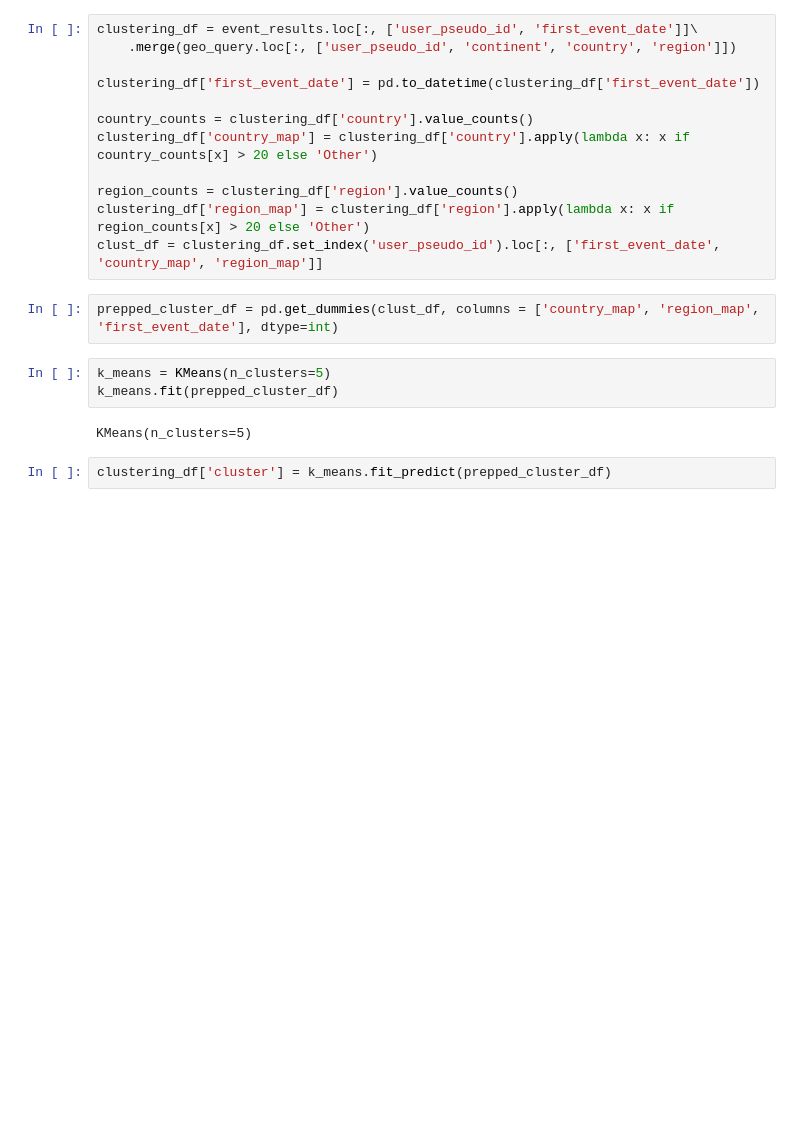
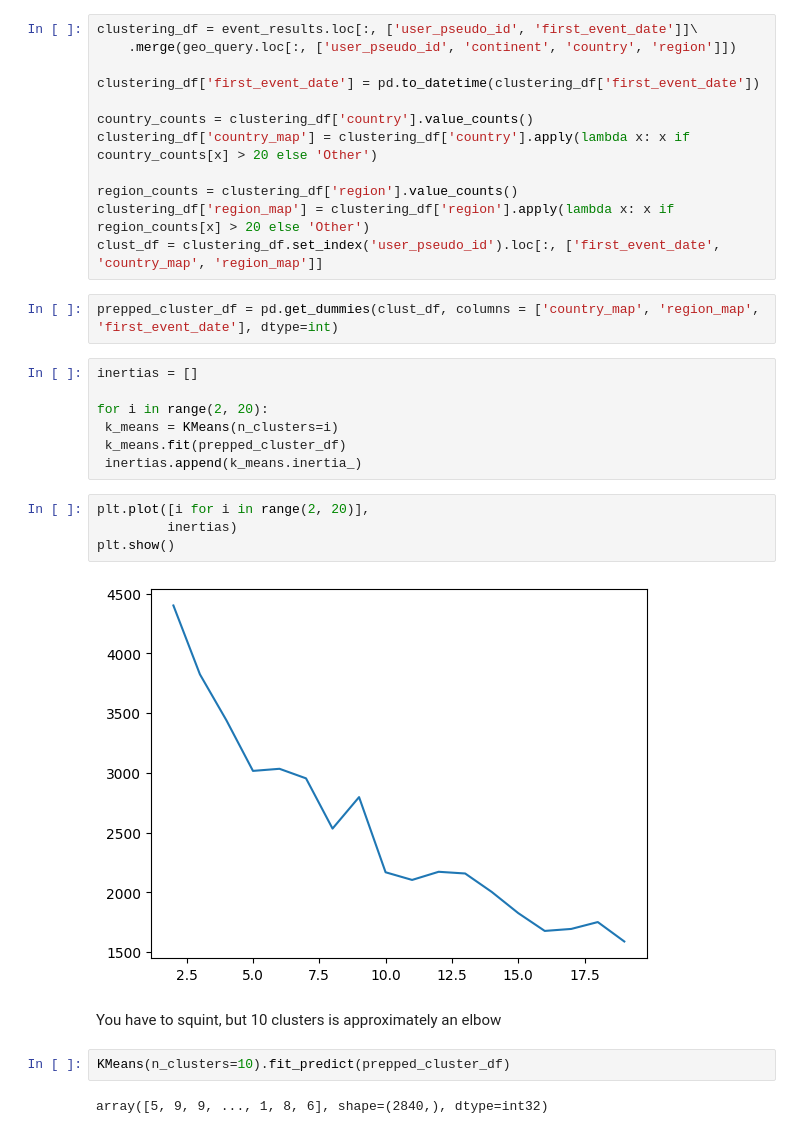
Before and after one commit to SJBales/ecommerce-funnel-analysis, a Jupyter notebook: notebooks/workshop.ipynb, the cells around one changed output. Saved outputs shown, nothing was run; the diff lists cells and outputs as text; blank space fills up the shorter version.

Commit message:
Added method to create customer segments using k-means

```diff
--- a/notebooks/workshop.ipynb
+++ b/notebooks/workshop.ipynb
@@ -197,9 +197,21 @@ clust_df = clustering_df.set_index('user_pseudo_id').loc[:, ['first_event_date',
 # %%
 prepped_cluster_df = pd.get_dummies(clust_df, columns = ['country_map', 'region_map', 'first_event_date'], dtype=int)
 # %%
-k_means = KMeans(n_clusters=5)
-k_means.fit(prepped_cluster_df)
+inertias = []
+
+for i in range(2, 20):
+ k_means = KMeans(n_clusters=i)
+ k_means.fit(prepped_cluster_df)
+ inertias.append(k_means.inertia_)
-# %% [output]
-KMeans(n_clusters=5)
-# %%
-clustering_df['cluster'] = k_means.fit_predict(prepped_cluster_df)
+# %%
+plt.plot([i for i in range(2, 20)],
+         inertias)
+plt.show()
+# %% [output]
+[figure, added]
+# %% [markdown]
+You have to squint, but 10 clusters is approximately an elbow
+# %%
+KMeans(n_clusters=10).fit_predict(prepped_cluster_df)
+# %% [output]
+array([5, 9, 9, ..., 1, 8, 6], shape=(2840,), dtype=int32)
```
Also changed, not shown: 1 other file.
